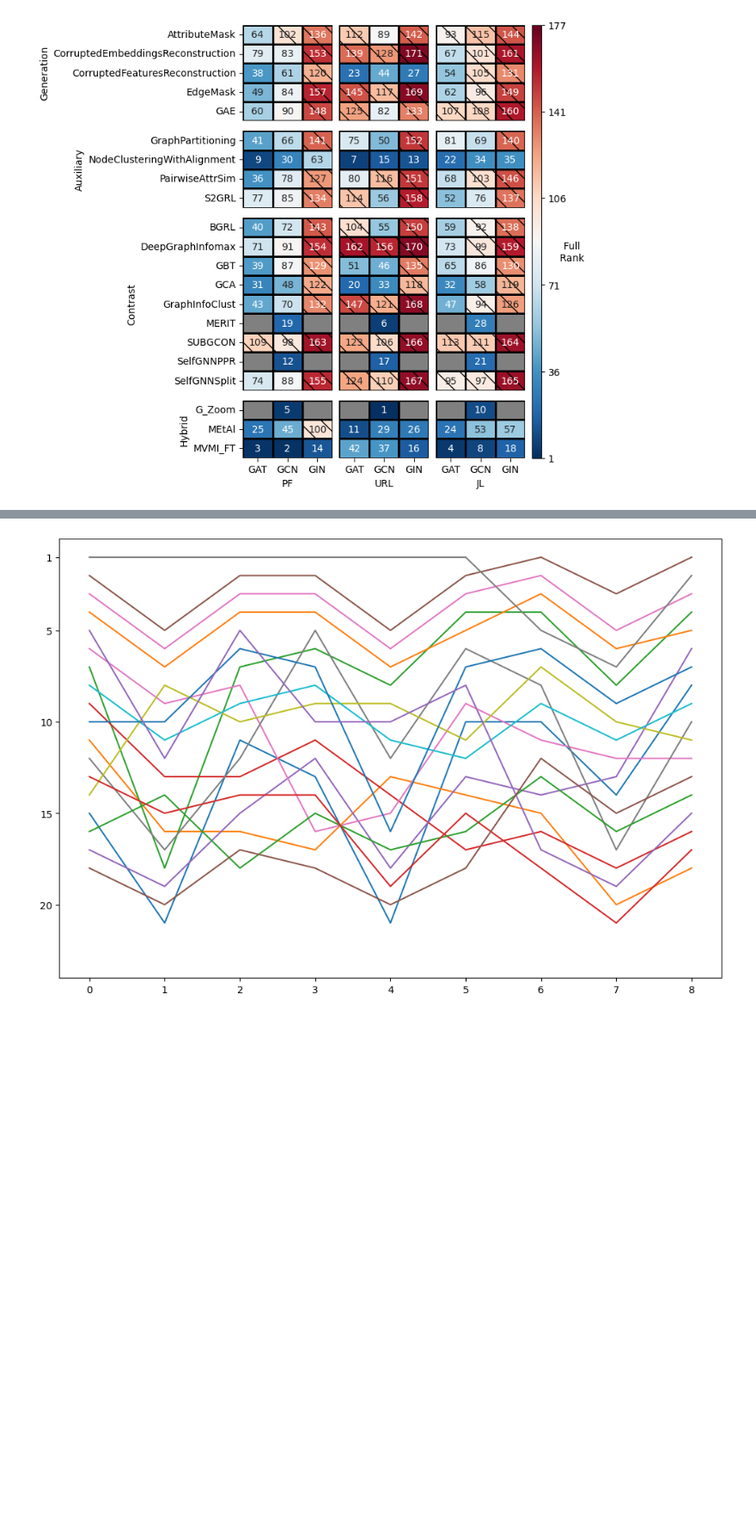
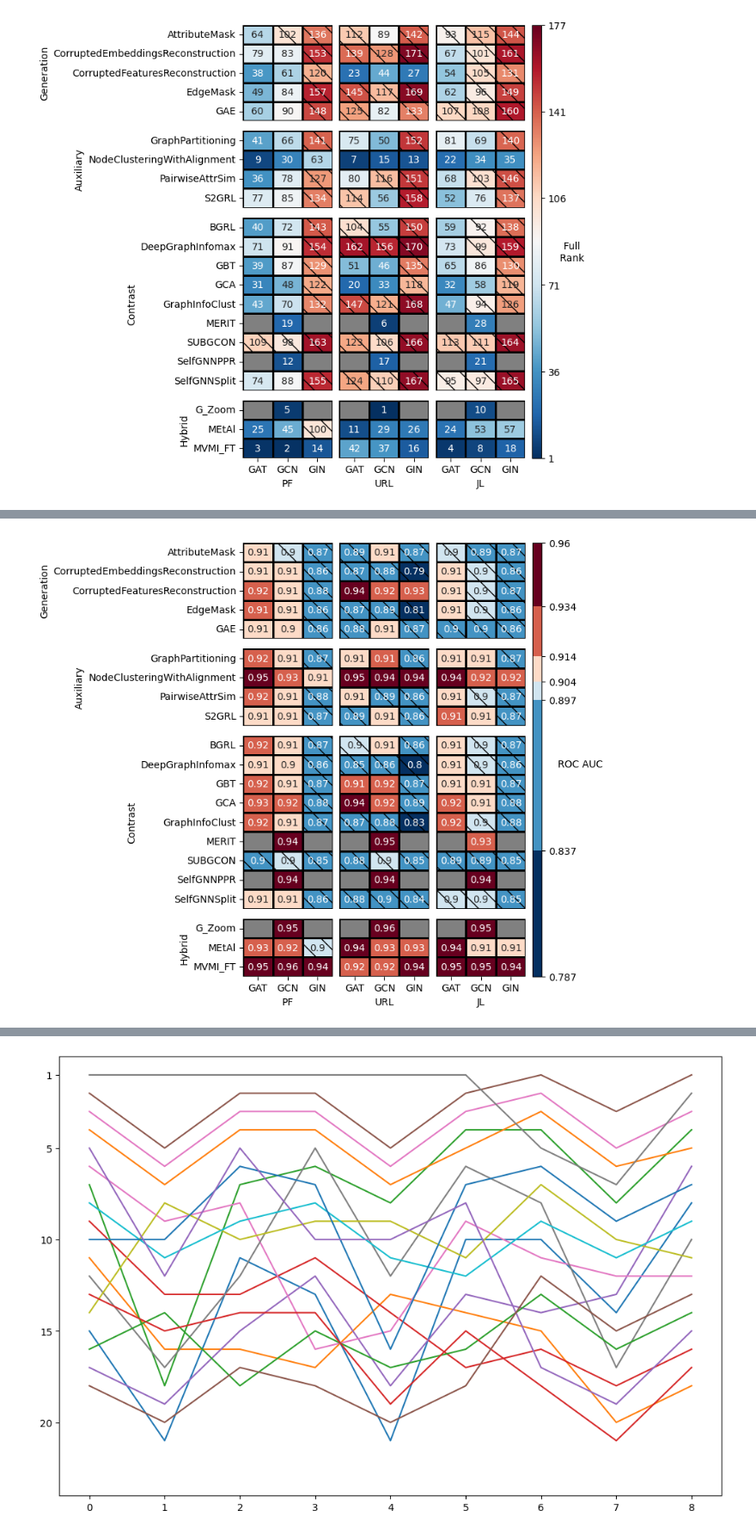
Before and after one commit to ITU-Thesis/graphworld, a Jupyter notebook: evaluation/rank_encoder_ts.ipynb, the cells around one changed output, grey strips where cells are left out. Shown: that part at 86% size. Drawn from its saved outputs; the diff is of its cells as text; code cells hidden in the pictures; blank space fills up the shorter version.

Commit message:
Made an alternative rank plot that displays roc auc instead

```diff
--- a/evaluation/rank_encoder_ts.ipynb
+++ b/evaluation/rank_encoder_ts.ipynb
@@ -191,0 +263,6 @@ cbar.set_label("  Full \n Rank", rotation=0)
+# %%
+color_ranges=[4,4,3,2,2,2,2]
+added_size = 0
+for i, r in enumerate(color_ranges):
+    colors = copy_color(colors, i+added_size, r)
+    added_size += r-1
@@ -191,0 +291,68 @@ cbar.set_label("  Full \n Rank", rotation=0)
+# %%
+# Plotting global roc auc insted of ranks
+ranked_df3 = new_df.copy()
+vmin = new_df[TEST_METRIC].min()
+vmax = new_df[TEST_METRIC].max()
+mid = 0.904347
+
+
+# Define colors
+cmap = cm.get_cmap('RdBu_r', 6)
+colors = cmap(np.linspace(0, 1, cmap.N)) # Get the original colors
+
+# Hack to get new color positions
+color_ranges=[5000,6000,719,1000,2000,2516]
+added_size = 0
+for i, r in enumerate(color_ranges):
+    colors = copy_color(colors, i+added_size, r)
+    added_size += r-1
+
+# Create new colormap with modified positions
+cmap_modified = ListedColormap(colors, name='my_colormap', N=len(colors))
+
+
+
+
+fig=plt.figure(figsize=(5,8))
+all_categories = [GENERATION_ALL, AUXILIARY_ALL, CONTRAST_ALL, HYBRID_ALL]
+height_ratios = [len(category) / len(SSL_MODELS) for category in all_categories]
+gs = gridspec.GridSpec(4, 4, width_ratios=[1,1,1,0.1], height_ratios=height_ratios)
+gs.update(left=0.1, right=0.95, wspace=0.1, hspace=0.1)
+
+for i, (category, category_name) in enumerate(zip(all_categories, ["Generation", "Auxiliary", "Contrast", "Hybrid"])):
+    category_df = ranked_df3[ranked_df3["SSL_model"].isin(category)]
+    for j, ts in enumerate(TRAINING_SCHEMES):
+        ax=plt.subplot(gs[i,j])
+        ts_df = category_df[category_df["Training_scheme"] == ts]
+        plotting_df = ts_df.pivot(index=['SSL_model'], columns=['Encoder'], values='test_rocauc_ovr')
+        g = sns.heatmap(plotting_df, cmap=cmap_modified, cbar=False, annot=True,
+                    linewidths=1, vmin = vmin, vmax=vmax, linecolor="black")
+        g.set_facecolor("grey")
+
+        hatch_df = ts_df.pivot(index=['SSL_model'], columns=['Encoder'], values=TEST_METRIC)
+        ax.pcolor(np.arange(len(plotting_df.columns)+1), np.arange(len(plotting_df.index)+1),
+                  np.where((hatch_df.values < mid), hatch_df.values, np.nan), hatch="\\", alpha=0.)
+
+
+        if j != 0:
+            ax.set_ylabel("")
+            ax.set_yticks([])
+        else:
+            ax.set_ylabel(category_name)
+        if i != 3:
+            ax.set_xlabel("")
+            ax.set_xticks([])
+        else:
+            ax.set_xlabel(ts)
+        ax.set_yticklabels(ax.get_yticklabels(), rotation=0)
+
+
+
+ax_bar=plt.subplot(gs[:,3]  )
+cbar = mpl.colorbar.ColorbarBase(ax_bar, cmap=cmap_modified)
+cbar.set_ticks([(sum(color_ranges[:i])/sum(color_ranges)) for i, c in enumerate(color_ranges)] + [1.0])
+labels = [vmin + (sum(color_ranges[:i])/sum(color_ranges))*(vmax-vmin)  for i, c in enumerate(color_ranges + [1.0])]
+cbar.set_ticklabels(["{:.3}".format(l) for l in labels])
+cbar.set_label("ROC AUC", rotation=0)
+# %% [output]
+[figure, added]
```
Also changed, not shown: parts of 12 cells of this notebook.
